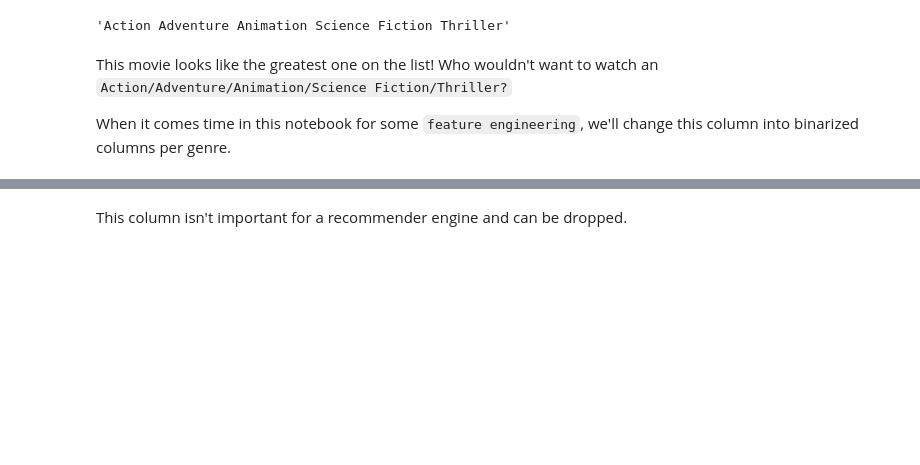
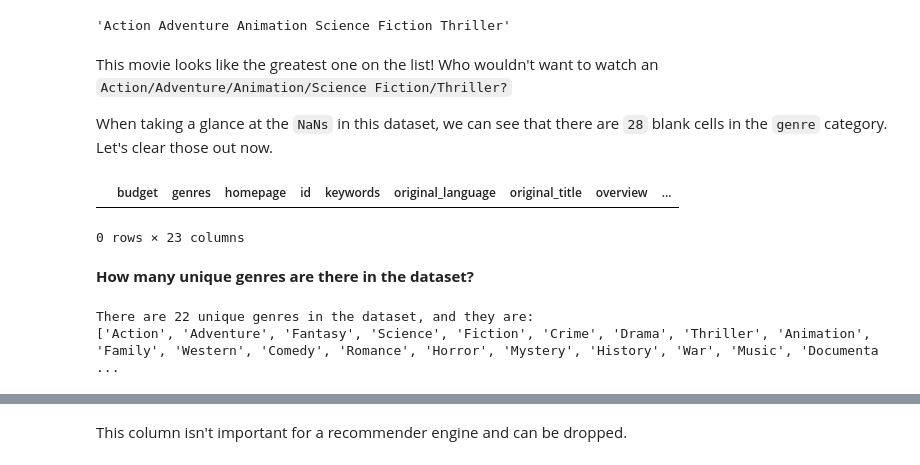
Before and after one commit to mike-laccavole/movie-recommendation-engine, a Jupyter notebook: notebooks/Movies.ipynb, the cells around one changed output, grey strips where cells are left out. Drawn from its saved outputs; the diff is of its cells as text; code cells hidden in the pictures; blank space fills up the shorter version.

```diff
--- a/notebooks/Movies.ipynb
+++ b/notebooks/Movies.ipynb
@@ -173,4 +249,38 @@ movies.iloc[1617]['genres']
 # %% [markdown]
 This movie looks like the greatest one on the list! Who wouldn't want to watch an `Action/Adventure/Animation/Science Fiction/Thriller?`
 
-When it comes time in this notebook for some `feature engineering`, we'll change this column into binarized columns per genre.
+When taking a glance at the `NaNs` in this dataset, we can see that there are `28` blank cells in the `genre` category. Let's clear those out now.
+# %%
+# Drop rows in which the 'genre' values are NaNs.
+movies = movies[movies['genres'].notna()]
+
+# Check work
+movies[movies['genres'].isna()]
+# %% [output]
+|  | budget | genres | homepage | id | keywords | original_language | original_title | overview | ... |
+0 rows × 23 columns
+# %% [markdown]
+**How many unique genres are there in the dataset?**
+# %%
+# Create an empty list called 'genres'
+genres = []
+
+# Create a list of indices as long as the column 'genres' in the dataframe
+for i in range(0, len(movies['genres'])):
+
+    # Isolate each cell one by one and create a list of genres in the cell
+    cell = movies.iloc[i]['genres'].split(' ')
+
+    # Loop through each list to look for unique genres
+    for genre in cell:
+
+        # Add unique genres to the genre list
+        if genre not in genres:
+            genres.append(genre)
+
+# Take a look at the genres list and how many unique genres are in it
+print(f'There are {len(genres)} unique genres in the dataset, and they are:')
+print(genres)
+# %% [output]
+There are 22 unique genres in the dataset, and they are:
+['Action', 'Adventure', 'Fantasy', 'Science', 'Fiction', 'Crime', 'Drama', 'Thriller', 'Animation', 'Family', 'Western', 'Comedy', 'Romance', 'Horror', 'Mystery', 'History', 'War', 'Music', 'Documenta ...
```
Also changed, not shown: parts of 66 cells of this notebook.
